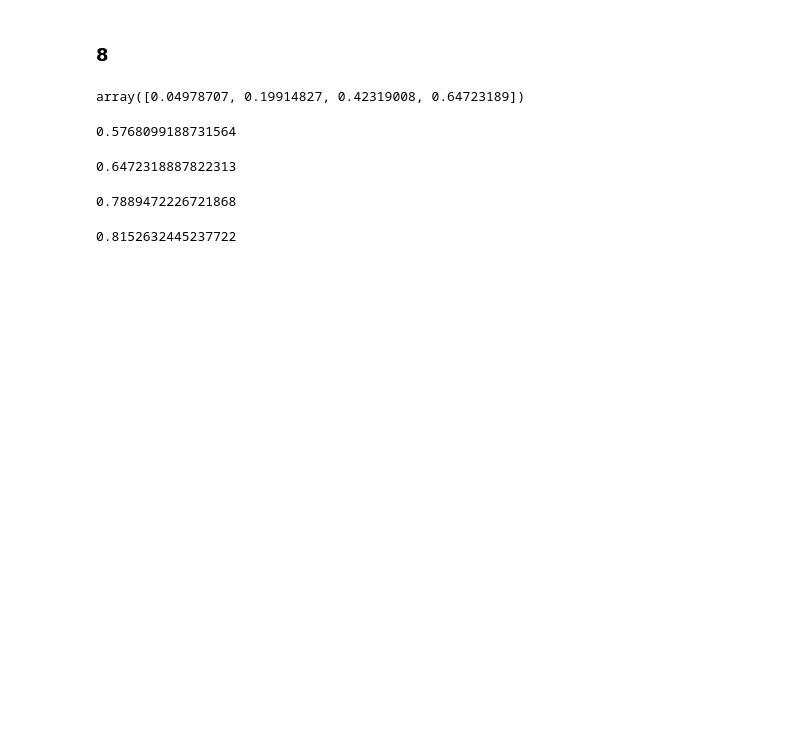
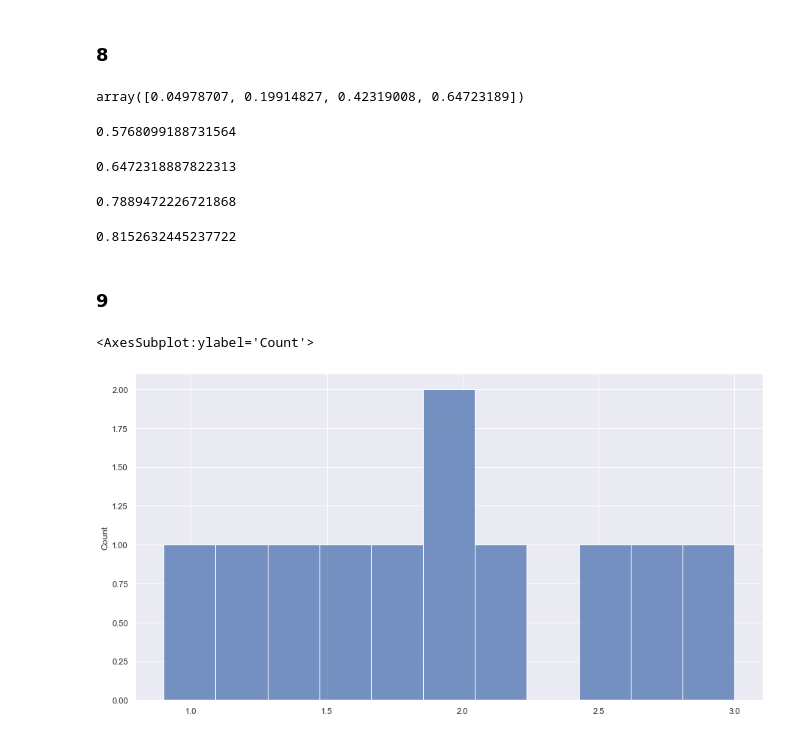
Before and after one commit to johanjun/study_datascienceandpython, a Jupyter notebook: python_stats/4. random generating, test.ipynb, the cells around one changed output. Cells and saved outputs as stored; diff of their text form; code cells hidden in the pictures; blank space fills up the shorter version.

```diff
--- a/python_stats/4. random generating, test.ipynb
+++ b/python_stats/4. random generating, test.ipynb
@@ -519,3 +518,13 @@ stats.poisson.cdf(mu=mu, k=7) - stats.poisson.cdf(mu=mu, k=1)
 stats.poisson.cdf(mu=mu, k=4)
 # %% [output]
 0.8152632445237722
+# %% [markdown]
+### 9
+# %%
+data = [1.5, 2.2, 0.9, 1.3, 2.0, 1.2, 2.5, 2.7, 1.8, 2,3]
+
+#(a)
+sns.histplot(data, bins=len(data))
+# %% [output]
+<AxesSubplot:ylabel='Count'>
+[figure, added]
```
Also changed, not shown: parts of 21 cells of this notebook.
